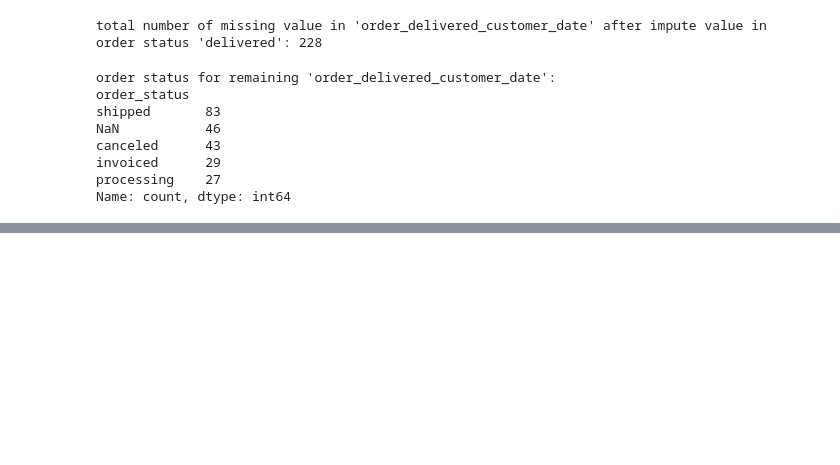
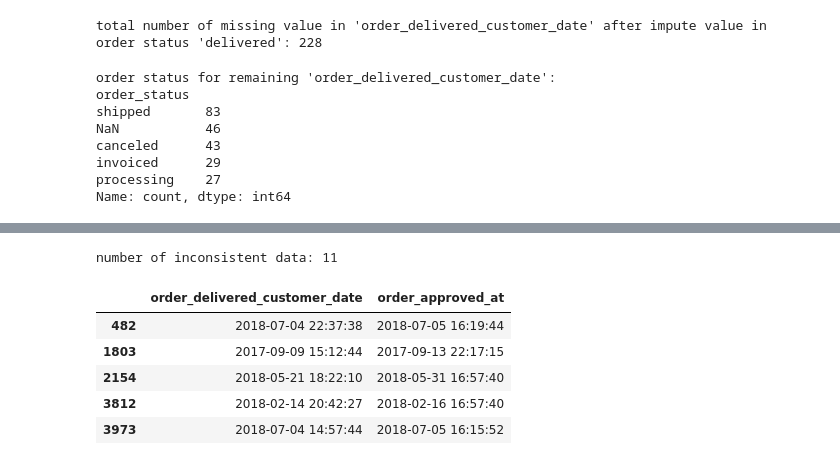
Before and after one commit to RizkiRdm/Olist-E-commerce-Performance-Analysis, a Jupyter notebook: notebooks/data_cleaning.ipynb, the cells around one changed output, grey strips where cells are left out. Cells and saved outputs as stored; diff of their text form; code cells hidden in the pictures; blank space fills up the shorter version.

```diff
--- a/notebooks/data_cleaning.ipynb
+++ b/notebooks/data_cleaning.ipynb
@@ -1089,0 +1144,27 @@ inconsistent data: 28
+# %%
+# inconsistency check 2: Delivery Date to Customer Before Approval Date
+inconsistent_cust_approved = ecom_data_df[
+    (ecom_data_df["order_approved_at"].notnull())
+    & (ecom_data_df["order_delivered_customer_date"].notnull())
+    & (
+        ecom_data_df["order_delivered_customer_date"]
+        < ecom_data_df["order_approved_at"]
+    )
+]
+
+print(f"number of inconsistent data: {len(inconsistent_cust_approved)}")
+
+if len(inconsistent_cust_approved) > 0:
+    display(
+        inconsistent_cust_approved[
+            ["order_delivered_customer_date", "order_approved_at"]
+        ].head()
+    )
+# %% [output]
+number of inconsistent data: 11
+|  | order_delivered_customer_date | order_approved_at |
+| 482 | 2018-07-04 22:37:38 | 2018-07-05 16:19:44 |
+| 1803 | 2017-09-09 15:12:44 | 2017-09-13 22:17:15 |
+| 2154 | 2018-05-21 18:22:10 | 2018-05-31 16:57:40 |
+| 3812 | 2018-02-14 20:42:27 | 2018-02-16 16:57:40 |
+| 3973 | 2018-07-04 14:57:44 | 2018-07-05 16:15:52 |
```
Also changed, not shown: parts of 11 cells of this notebook.
